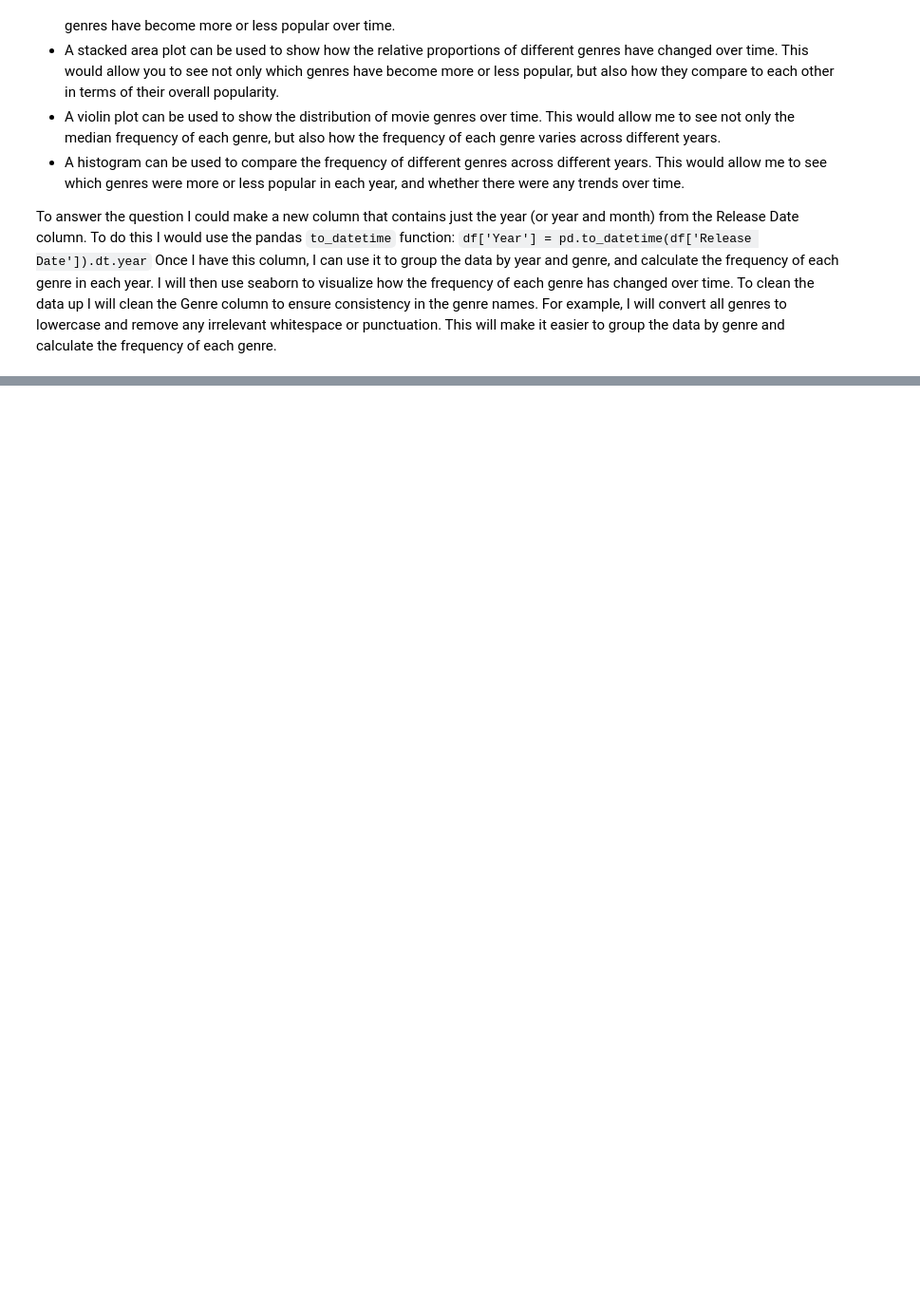
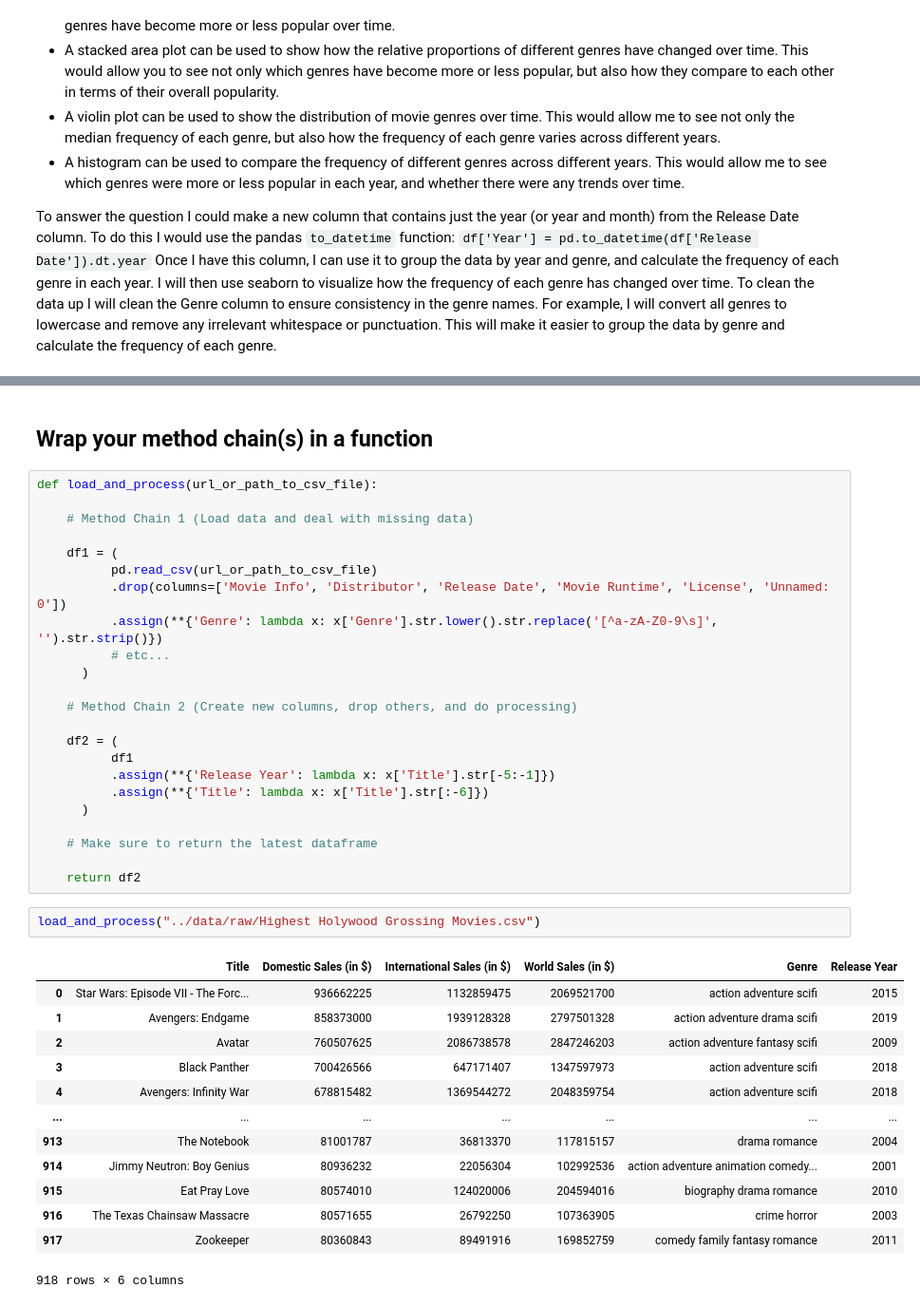
Before and after one commit to ubco-W2022T2-data301/project-group-group52, a Jupyter notebook: analysis/analysis1.ipynb, the cells around one changed output, grey strips where cells are left out. Shown at 95% size. Cells and saved outputs as stored; diff of their text form; blank space fills up the shorter version.

```diff
--- a/analysis/analysis1.ipynb
+++ b/analysis/analysis1.ipynb
@@ -55,0 +105,41 @@ To clean the data up I will clean the Genre column to ensure consistency in the
+# %% [markdown]
+## Wrap your method chain(s) in a function
+# %%
+def load_and_process(url_or_path_to_csv_file):
+
+    # Method Chain 1 (Load data and deal with missing data)
+
+    df1 = (
+          pd.read_csv(url_or_path_to_csv_file)
+          .drop(columns=['Movie Info', 'Distributor', 'Release Date', 'Movie Runtime', 'License', 'Unnamed: 0'])
+          .assign(**{'Genre': lambda x: x['Genre'].str.lower().str.replace('[^a-zA-Z0-9\s]', '').str.strip()})
+          # etc...
+      )
+
+    # Method Chain 2 (Create new columns, drop others, and do processing)
+
+    df2 = (
+          df1
+          .assign(**{'Release Year': lambda x: x['Title'].str[-5:-1]})
+          .assign(**{'Title': lambda x: x['Title'].str[:-6]})
+      )
+
+    # Make sure to return the latest dataframe
+
+    return df2
+# %%
+load_and_process("../data/raw/Highest Holywood Grossing Movies.csv")
+# %% [output]
+|  | Title | Domestic Sales (in $) | International Sales (in $) | World Sales (in $) | Genre | Release Year |
+| 0 | Star Wars: Episode VII - The Forc... | 936662225 | 1132859475 | 2069521700 | action adventure scifi | 2015 |
+| 1 | Avengers: Endgame | 858373000 | 1939128328 | 2797501328 | action adventure drama scifi | 2019 |
+| 2 | Avatar | 760507625 | 2086738578 | 2847246203 | action adventure fantasy scifi | 2009 |
+| 3 | Black Panther | 700426566 | 647171407 | 1347597973 | action adventure scifi | 2018 |
+| 4 | Avengers: Infinity War | 678815482 | 1369544272 | 2048359754 | action adventure scifi | 2018 |
+| ... | ... | ... | ... | ... | ... | ... |
+| 913 | The Notebook | 81001787 | 36813370 | 117815157 | drama romance | 2004 |
+| 914 | Jimmy Neutron: Boy Genius | 80936232 | 22056304 | 102992536 | action adventure animation comedy... | 2001 |
+| 915 | Eat Pray Love | 80574010 | 124020006 | 204594016 | biography drama romance | 2010 |
+| 916 | The Texas Chainsaw Massacre | 80571655 | 26792250 | 107363905 | crime horror | 2003 |
+| 917 | Zookeeper | 80360843 | 89491916 | 169852759 | comedy family fantasy romance | 2011 |
+918 rows × 6 columns
```
Also changed, not shown: parts of 6 cells of this notebook, 4 other files.
